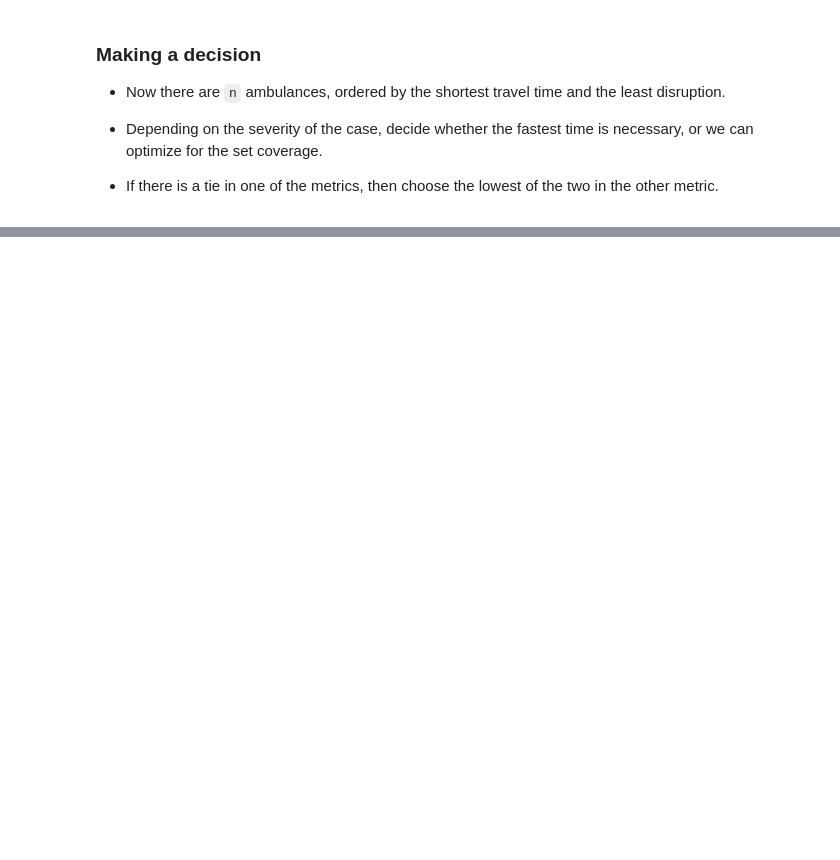
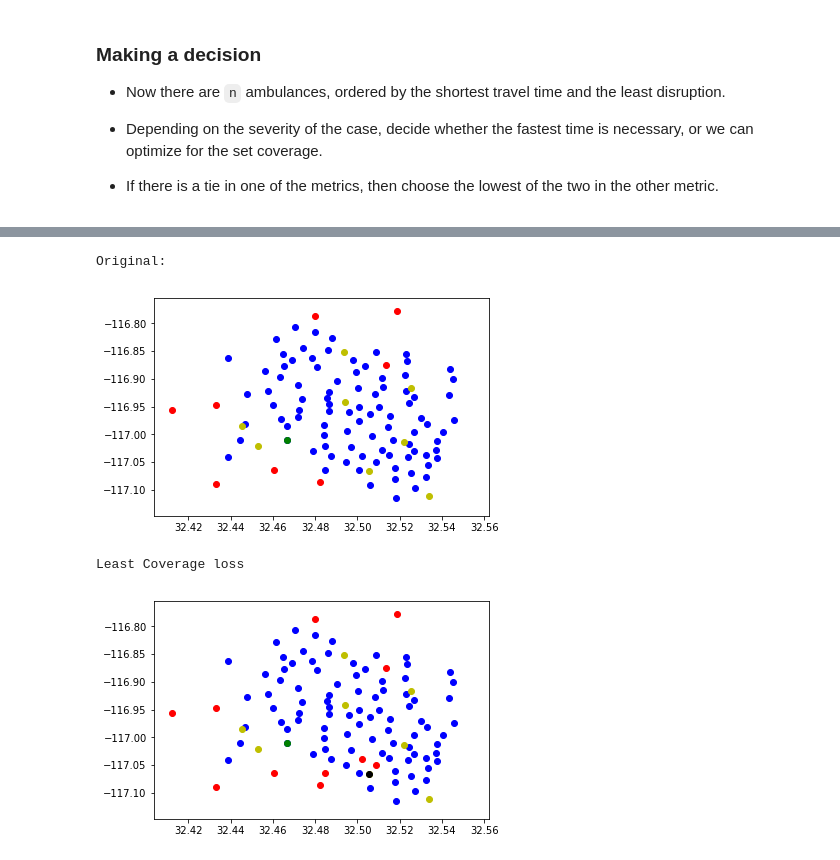
Before and after one commit to hansyuan/cr-algs, a Jupyter notebook: Week 9.3 - Coverage Disruption.ipynb, the cells around one changed output, grey strips where cells are left out. Cells and saved outputs as stored; diff of their text form; code cells hidden in the pictures; blank space fills up the shorter version.

```diff
--- a/Week 9.3 - Coverage Disruption.ipynb
+++ b/Week 9.3 - Coverage Disruption.ipynb
@@ -251,0 +292,34 @@ Optimizing for travel time.
+# %%
+print ("Original:")
+radius_to_coverage(chosen_base_costs)
+
+top_amb = sort[0][0]
+
+# print(np.shape(chosen_base_costs))
+# print(chosen_base_costs)
+new_coverage = copy.deepcopy(chosen_base_costs)
+new_coverage = np.delete(new_coverage, top_amb, axis=0)
+
+
+
+r1_coverage = np.any(new_coverage < r1, 0)
+
+# print(r1_coverage)
+r1_covered = np.nonzero(r1_coverage)
+r1_exposed = np.nonzero(np.logical_not(r1_coverage))
+plt.figure()
+plt.scatter(demands[r1_covered,0],demands[r1_covered,1], c='b')
+plt.scatter(demands[r1_exposed,0],demands[r1_exposed,1], c='r')
+plt.scatter(bases[:,0],bases[:,1], c='y')
+
+plt.scatter(bases[top_amb,0], bases[top_amb,1], c='black')
+plt.scatter(demands[call_location,0], demands[call_location,1], c='green')
+
+print("Least Coverage loss")
+
+plt.show()
+# %% [output]
+Original:
+[figure, added]
+Least Coverage loss
+[figure, added]
```
Also changed, not shown: parts of 8 cells of this notebook, 1 other file.
